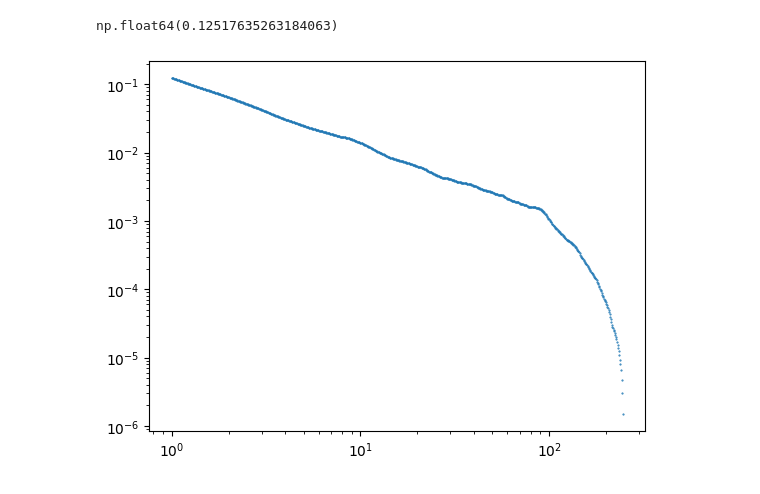
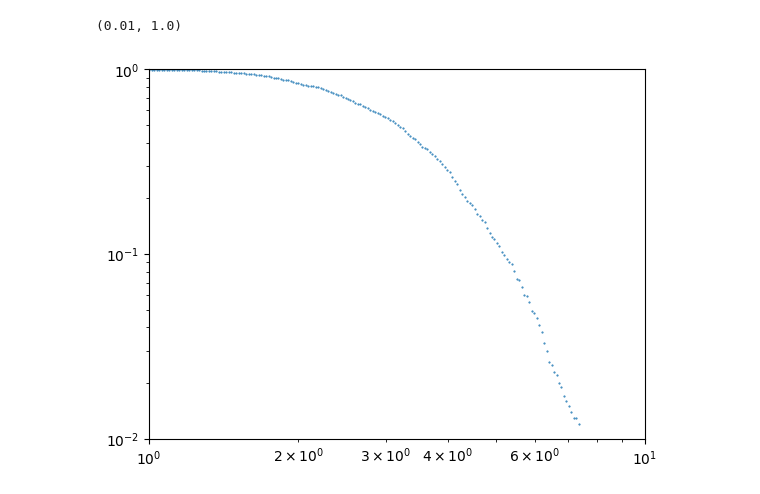
Before and after one commit to jdansb/Econophysics, a Jupyter notebook: files/gas_market.ipynb, the cells around one changed output. Cells and saved outputs as stored; diff of their text form; code cells hidden in the pictures.

```diff
--- a/files/gas_market.ipynb
+++ b/files/gas_market.ipynb
@@ -63,27 +92,21 @@ Razão entre desvio padrão e média do desvio: 0.1431722367058842
 # %%
 import matplotlib.pyplot as plt
-a= np.array(res)  # Transformamos a lista em um array
+a= np.array(ag)  # Transformamos a lista em um array
 ccfd = []  # Guardaremos as probabilidades
 # Vamos definir que valores vamos pegar.
-lim = 3
-pts = 1000
-x = np.logspace(0, lim, pts)
+x = np.logspace(-1, 4, 1000)
 for i in x:  # Vamos percorrer todos os valores possíveis
     # Quantos agentes tem menos ou igual a i de moedas
     index = np.count_nonzero(a <= i)
-    prob = 1-index/(len(res))  # A probabilidade de alguém ter mais que i
+    prob = 1-index/(len(ag))  # A probabilidade de alguém ter mais que i
     ccfd.append(prob)  # Salvamos
+
+b = -(np.array(ccfd) == 0).sum() #Plotamos até  ter zero probabilidade
+plt.plot(x[:b], ccfd[:b],'o', markersize=0.5)
+plt.xscale("log")
+plt.yscale("log")
+plt.xlim(1E-0,1E1)
+plt.ylim(1E-2,1E0)
+# %% [output]
+(0.01, 1.0)
+[figure, added]
-# %%
-np.std(desvios)
-# %% [output]
-np.float64(0.12517635263184063)
-# %%
-
-b = -(np.array(ccfd) == 0).sum() #Plotamos até  ter zero probabilidade
-plt.plot(x[:b], ccfd[:b],'o', markersize=0.5)
-plt.xscale("log")
-plt.yscale("log")
-#plt.xlim(8E-2,1E0)
-#plt.plot(x, ccfd)
-# %% [output]
-[figure, removed]
```
Also changed, not shown: parts of 9 cells of this notebook.
